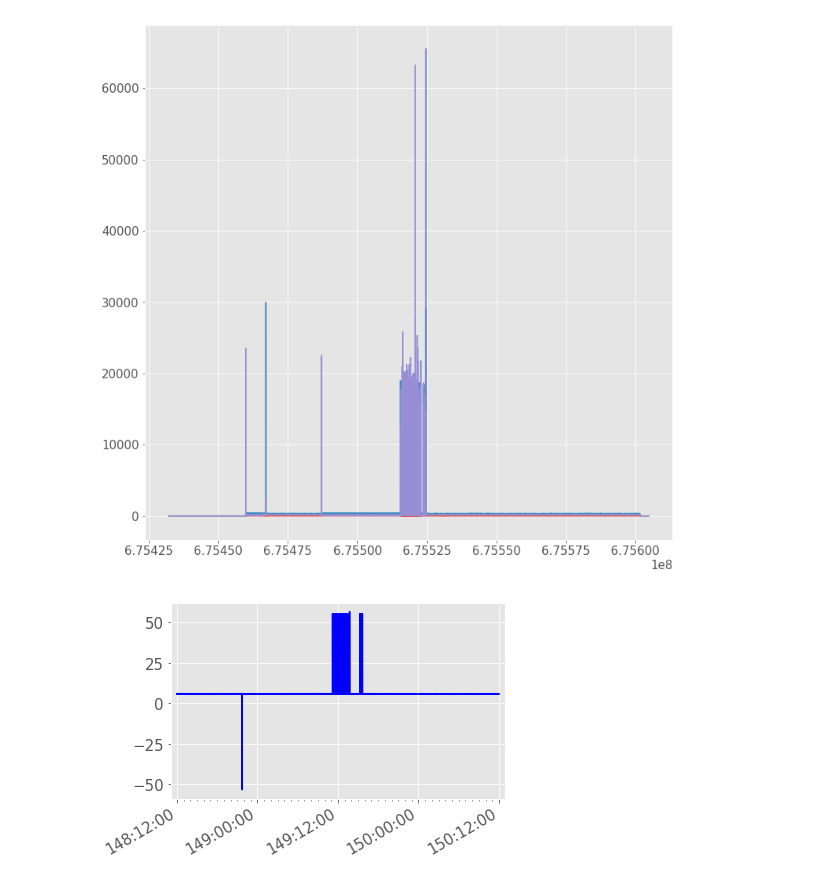
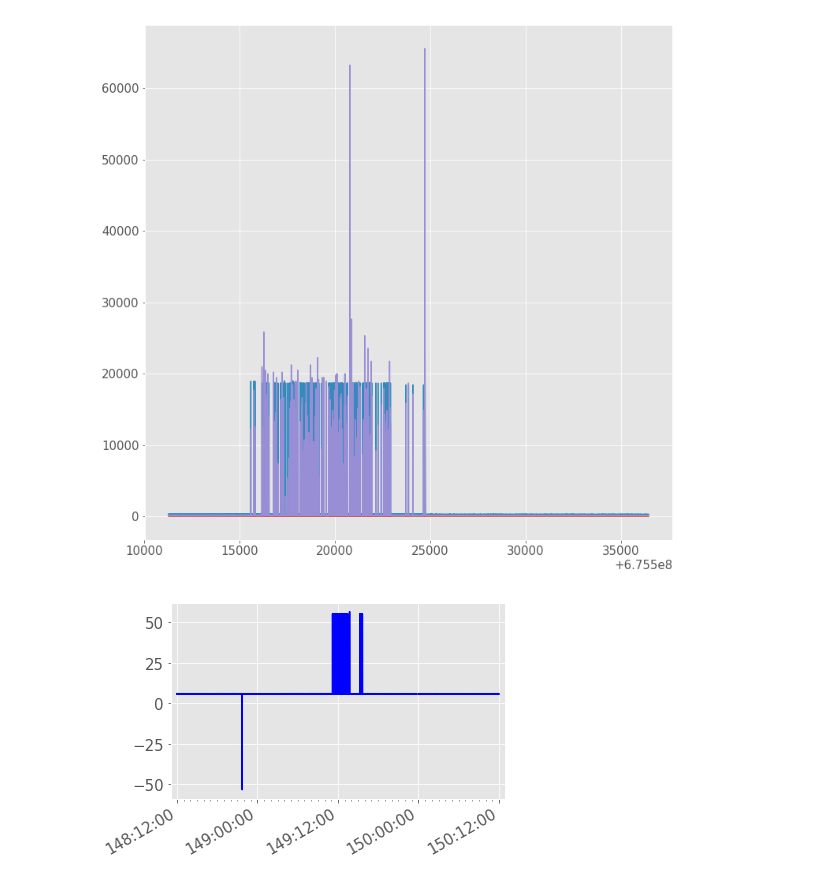
Before and after one commit to granttremblay/HRCSSC, a Jupyter notebook: July_Investigation.ipynb, the cells around one changed output. Drawn from its saved outputs; the diff is of its cells as text; code cells hidden in the pictures.

```diff
--- a/July_Investigation.ipynb
+++ b/July_Investigation.ipynb
@@ -47,10 +47,10 @@ data = fetch.MSIDset(msidset, '2019:149:10:00:00.000', '2019:149:17:00:00.000')
 # %%
 fig, ax = plt.subplots(figsize=(12,12))
 
 for item in msidset[:3]:
-    ax.plot(rates[item].times, rates[item].vals)
+    ax.plot(data[item].times, data[item].vals)
 # %% [output]
-[figure, old version]
+[figure, new version]
 # %%
 rates['2SMTRATM'].plot()
 # %% [output]
```
Also changed, not shown: 2 other files.
